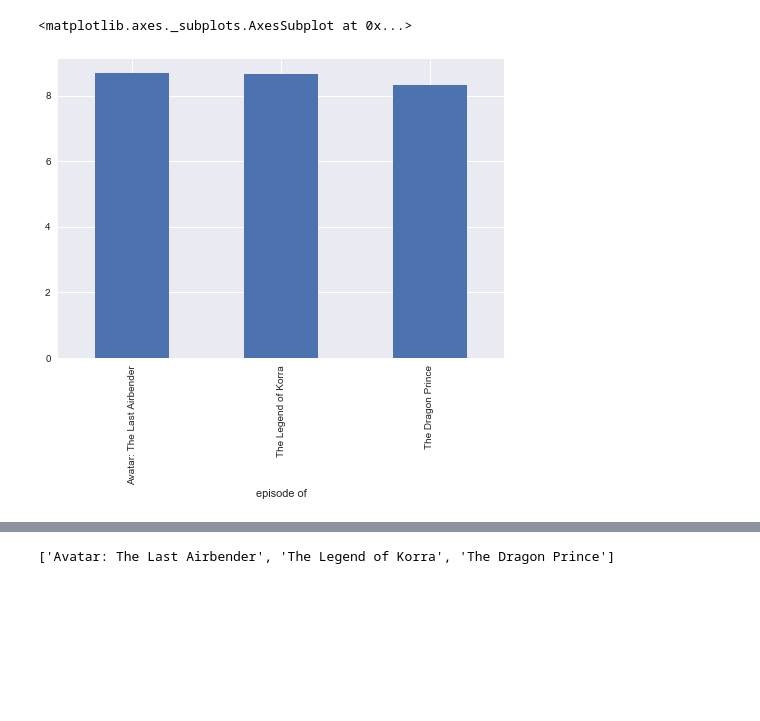
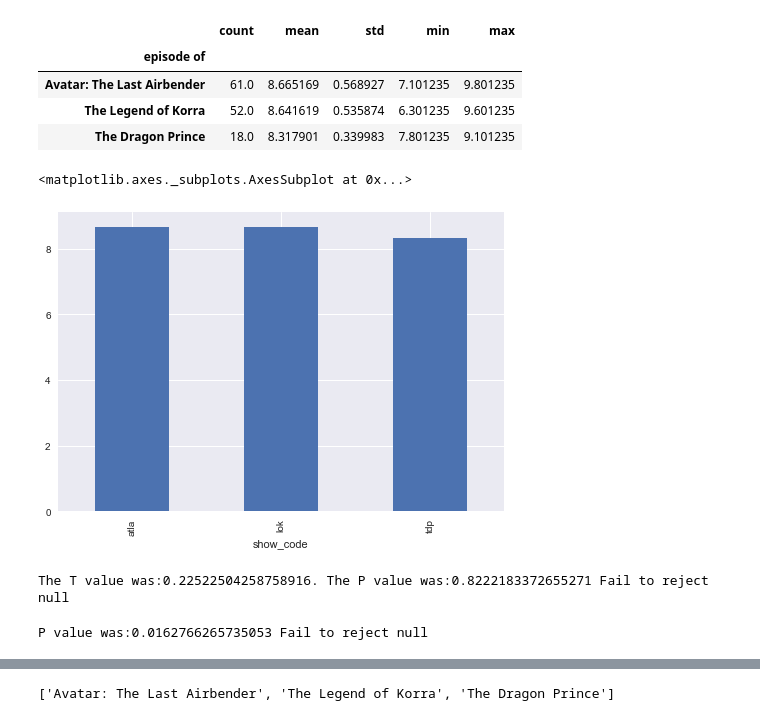
Before and after one commit to JohnErnestBonanno/Media_Analysis, a Jupyter notebook: Avatar_EDA.ipynb, the cells around one changed output, grey strips where cells are left out. Drawn from its saved outputs; the diff is of its cells as text; code cells hidden in the pictures; blank space fills up the shorter version.

Commit message:
Clean up avatar analysis

```diff
--- a/Avatar_EDA.ipynb
+++ b/Avatar_EDA.ipynb
@@ -72,7 +53,16 @@ The Dragon Prince             8.329012
 Name: rating, dtype: float64
+# %%
+#describe returns a df so can index only the columns desired
+df.groupby('episode of')['rating'].describe()[['count','mean','std','min','max']].sort_values(by = 'mean',ascending = False)
+# %% [output]
+|  | count | mean | std | min | max |
+| episode of |  |  |  |  |  |
+| Avatar: The Last Airbender | 61.0 | 8.665169 | 0.568927 | 7.101235 | 9.801235 |
+| The Legend of Korra | 52.0 | 8.641619 | 0.535874 | 6.301235 | 9.601235 |
+| The Dragon Prince | 18.0 | 8.317901 | 0.339983 | 7.801235 | 9.101235 |
 # %%
 # Average Rating by TV Show
-df.groupby('episode of')['rating'].mean().sort_values(ascending = False).plot(kind = 'bar')
+df.groupby('show_code')['rating'].mean().sort_values(ascending = False).plot(kind = 'bar')
 # %% [output]
 <matplotlib.axes._subplots.AxesSubplot at 0x...>
-[figure, old version]
+[figure, new version]
@@ -79,3 +87,21 @@ df.groupby('episode of')['rating'].mean().sort_values(ascending = False).plot(ki
+# %%
+#atla vs lok
+alpha = .05
+if p>alpha:
+    print(f'The T value was:{stat}. The P value was:{p} Fail to reject null')
+else:
+    print(f'The T value was:{stat}. P value was:{p} Reject null hypothesis')
+# %% [output]
+The T value was:0.22522504258758916. The P value was:0.8222183372655271 Fail to reject null
+# %%
+#atla vs tdp
+alpha = .05
+if p>alpha:
+    print(f'The T value was:{stat2}. The P value was:{p2} Fail to reject null')
+else:
+    print(f'The T value was:{stat2}. P value was:{p2} Reject null hypothesis')
+# %% [output]
+P value was:0.0162766265735053 Fail to reject null
 # %%
 #histogram by overall data
 sns.distplot(df['rating'],kde = False)
```
Also changed, not shown: parts of 39 cells of this notebook.
